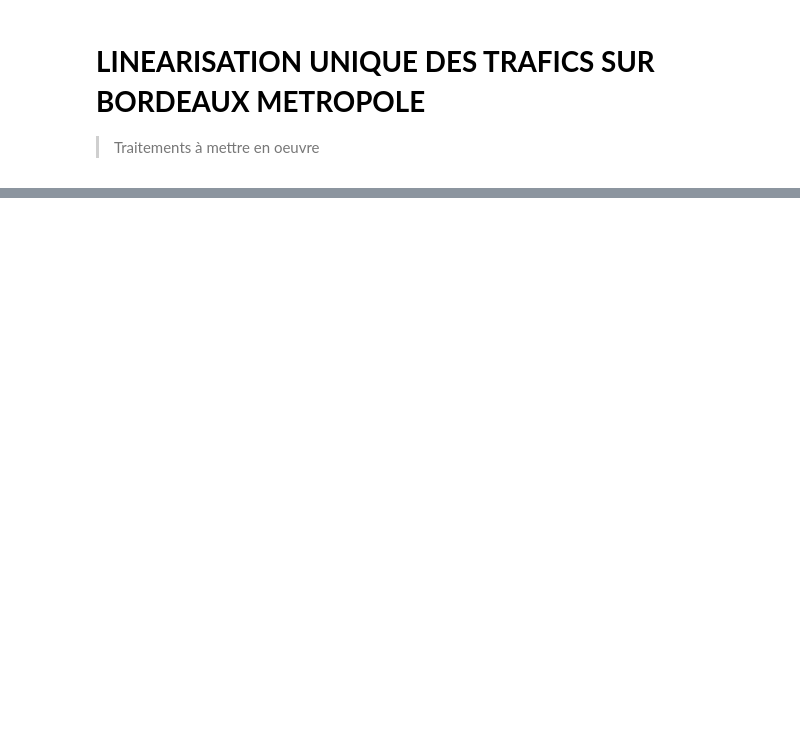
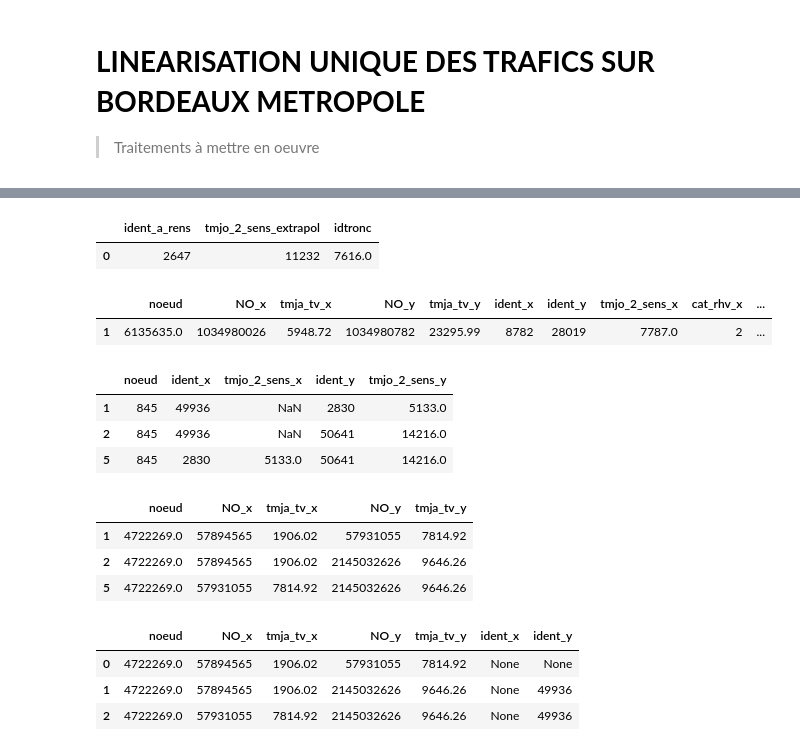
Before and after one commit to nantodevison/Lin_uniq_BdxM, a Jupyter notebook: Lin_uniq_BdxM/Traitements/traitements.ipynb, the cells around one changed output, grey strips where cells are left out. Saved outputs shown, nothing was run; the diff lists cells and outputs as text; code cells hidden in the pictures; blank space fills up the shorter version.

```diff
--- a/Lin_uniq_BdxM/Traitements/traitements.ipynb
+++ b/Lin_uniq_BdxM/Traitements/traitements.ipynb
@@ -162,0 +868,4 @@ fichier_src_simpl.head(5)
+# %%
+#trouver la correspondance entre les noeuds MMM et FV
+#depuis le MMM on cherche le noeud FV le plus proche et inversement,puis on fusionne
+appariement_noeud_mmm_fv=rt.appariement_noeud_mmm_fv(noeud_sup2Voies, graph_filaire_123_vertex, 30)
@@ -162,0 +877,39 @@ fichier_src_simpl.head(5)
+# %%
+#trouver les noeuds fv concernes par des lignes à mettre à jour
+noeud_grp=noeud_fv_ligne_ss_trafic(gdf_rhv_cpt_perm_123,'min 1 ok')[0]
+#ne conserver que le noeuds relatif à une certaine catégorie
+liste_noeud_a_traiter=noeud_grp.loc[(noeud_grp['estimable']) & (noeud_grp.apply(lambda x : '1' in x['cat_rhv'],axis=1))].noeud.tolist()
+# %%
+gdf_rhv_extrapol=gdf_rhv_cpt_perm_123.reset_index().set_index('idtronc')
+#pour un noeud
+noeud_fv=783
+#voies rhv concernees par le noeud
+matrice_voie_rhv=rt.corresp_noeud_rhv(gdf_rhv_cpt_perm_123,noeud_fv)
+#jointure via cle de passage avec voies du MMM pour la partie entrante. Si une des voies a pas de jointure  : pb ; si plusiuers voies MMM à joindre : pb
+joint_fv_mmm_e1=matrice_voie_rhv.merge(cle_mmm_rhv[['NO','ident']], left_on='ident_x', right_on='ident').drop_duplicates().rename(
+        columns={'NO':'NO_x'}).drop('ident', axis=1)
+if joint_fv_mmm_e1.NO_x.isna().any() :
+    print('pb')
+joint_fv_mmm_e2=joint_fv_mmm_e1.merge(cle_mmm_rhv[['NO','ident']], left_on='ident_y', right_on='ident').drop_duplicates().rename(
+        columns={'NO':'NO_y'}).drop('ident', axis=1)
+if joint_fv_mmm_e2.NO_y.isna().any() :
+    print('pb')
+#on ne garde que les voies qui ont un des deux tmjo avec un trafic inconnu
+trafic_inconnus=joint_fv_mmm_e2.loc[joint_fv_mmm_e2.tmjo_2_sens_x.isna() | joint_fv_mmm_e2.tmjo_2_sens_y.isna()].copy()
+#on ne garde que les ligne de catégorie la plus proche
+trafic_inconnus['diff_cat']=trafic_inconnus.apply(lambda x : abs((int(x['cat_rhv_x'])-int(x['cat_rhv_y']))), axis=1)
+trafic_inconnus_prior_cat=trafic_inconnus.loc[trafic_inconnus['diff_cat']==trafic_inconnus.groupby('ident_x').diff_cat.transform(min)]
+#passer les trafic du MMM
+traf_mmm=trafic_inconnus_prior_cat.merge(mmm_simple[['NO','tmja_tv']], left_on='NO_x', right_on='NO').drop('NO', axis=1).merge(
+    mmm_simple[['NO','tmja_tv']], left_on='NO_y', right_on='NO').drop('NO', axis=1)
+traf_mmm['traf_max']=traf_mmm.apply(lambda x:max(x['tmja_tv_x'],x['tmja_tv_y']), axis=1)
+#calcul des trafics
+trafc_rens=traf_mmm.copy()
+trafc_rens['ident_a_rens']=trafc_rens.apply(lambda x : x['ident_x'] if pd.isnull(x['tmjo_2_sens_x'])
+                                                  else x['ident_y'], axis=1)
+trafc_rens['tmjo_2_sens_extrapol']=trafc_rens.apply(lambda x :
+    int(x['tmja_tv_y']/x['tmja_tv_x']*x['tmjo_2_sens_x']) if pd.isnull(x['tmjo_2_sens_y']) else int(x['tmja_tv_x']/x['tmja_tv_y']*x['tmjo_2_sens_y']),
+                                                  axis=1)
+#si plusieurs resultas possibles pour unident on garde le max
+trafc_fin=trafc_rens.loc[trafc_rens['traf_max']==trafc_rens.groupby('ident_a_rens').traf_max.transform(max)].merge(
+    gdf_rhv_cpt_perm_123[['idtronc']], left_on='ident_a_rens',right_index=True)[['ident_a_rens','tmjo_2_sens_extrapol','idtronc']].drop_duplicates()
@@ -162,0 +919,5 @@ fichier_src_simpl.head(5)
+# %%
+trafc_fin
+# %% [output]
+|  | ident_a_rens | tmjo_2_sens_extrapol | idtronc |
+| 0 | 2647 | 11232 | 7616.0 |
@@ -162,0 +978,26 @@ fichier_src_simpl.head(5)
+# %%
+trafic_inconnus
+# %% [output]
+|  | noeud | NO_x | tmja_tv_x | NO_y | tmja_tv_y | ident_x | ident_y | tmjo_2_sens_x | cat_rhv_x | ... |
+| 1 | 6135635.0 | 1034980026 | 5948.72 | 1034980782 | 23295.99 | 8782 | 28019 | 7787.0 | 2 | ... |
+# %%
+matrice_voie_rhv
+# %% [output]
+|  | noeud | ident_x | tmjo_2_sens_x | ident_y | tmjo_2_sens_y |
+| 1 | 845 | 49936 | NaN | 2830 | 5133.0 |
+| 2 | 845 | 49936 | NaN | 50641 | 14216.0 |
+| 5 | 845 | 2830 | 5133.0 | 50641 | 14216.0 |
+# %%
+matrice_voie_mmm
+# %% [output]
+|  | noeud | NO_x | tmja_tv_x | NO_y | tmja_tv_y |
+| 1 | 4722269.0 | 57894565 | 1906.02 | 57931055 | 7814.92 |
+| 2 | 4722269.0 | 57894565 | 1906.02 | 2145032626 | 9646.26 |
+| 5 | 4722269.0 | 57931055 | 7814.92 | 2145032626 | 9646.26 |
+# %%
+corresp_mm_rhv
+# %% [output]
+|  | noeud | NO_x | tmja_tv_x | NO_y | tmja_tv_y | ident_x | ident_y |
+| 0 | 4722269.0 | 57894565 | 1906.02 | 57931055 | 7814.92 | None | None |
+| 1 | 4722269.0 | 57894565 | 1906.02 | 2145032626 | 9646.26 | None | 49936 |
+| 2 | 4722269.0 | 57931055 | 7814.92 | 2145032626 | 9646.26 | None | 49936 |
```
Also changed, not shown: parts of 99 cells of this notebook, 4 other files.
